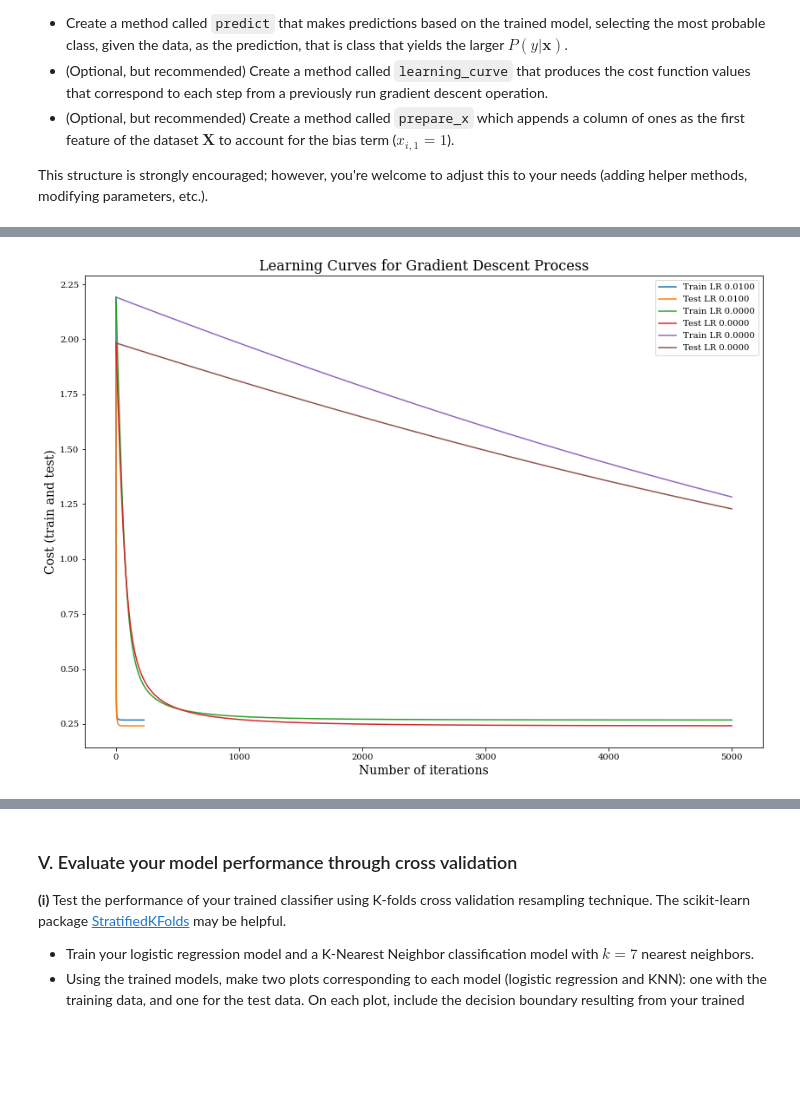
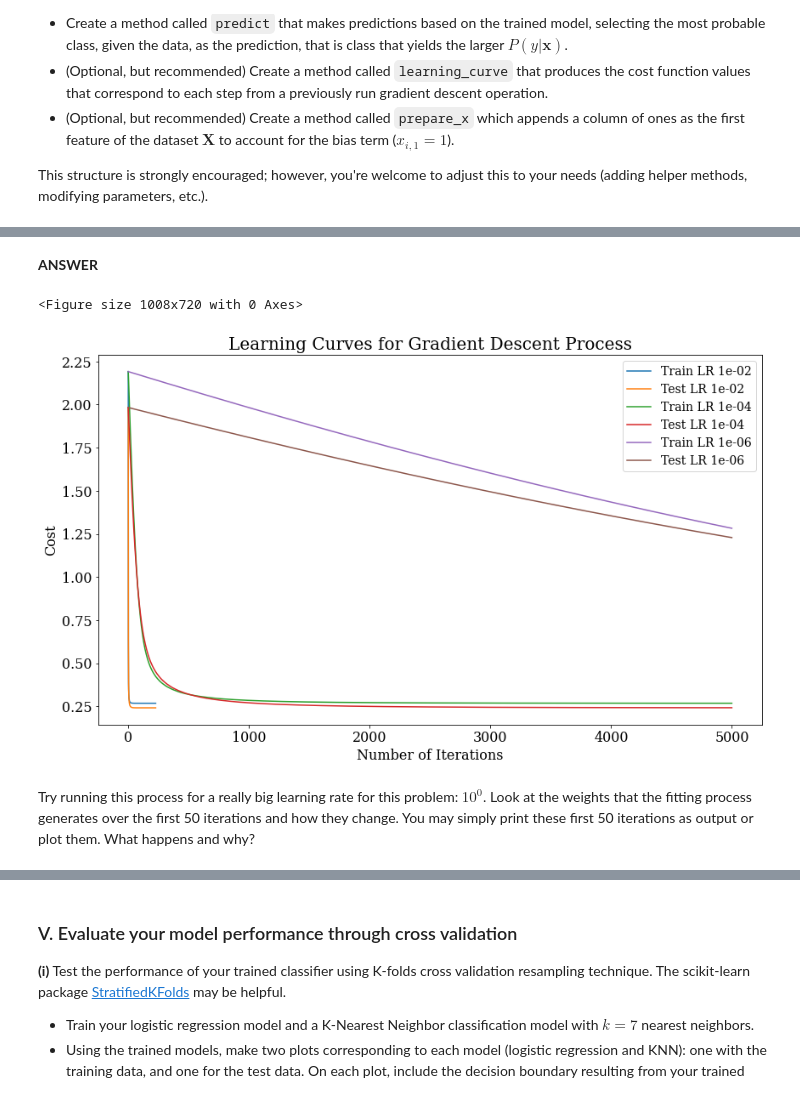
Before and after one commit to sdonatileach/Machine-Learning, a Jupyter notebook: Assignment_3.ipynb, the cells around one changed output, grey strips where cells are left out. Drawn from its saved outputs; the diff is of its cells as text; code cells hidden in the pictures; blank space fills up the shorter version.

```diff
--- a/Assignment_3.ipynb
+++ b/Assignment_3.ipynb
@@ -338,29 +349,43 @@ class Logistic_regression:
+# %% [markdown]
+**ANSWER**
 # %%
-w= np.array([1,1,1])
+# prepare the data to be used in the model
+w= np.array([1,1,1]) # initializing the weights as 1, 1, 1
 X = data.iloc[:,:2].values
 y = data.iloc[:,2].values
+X_train, X_test, y_train, y_test = train_test_split(X,y,test_size=0.3
+    ,random_state=123)
 
-
-X_train, X_test, y_train, y_test = train_test_split(X,y,test_size=0.3,random_state=123)
+# initialize the model and prepare X for training and testing
 Sydneys_model = Logistic_regression()
 X_train_new = Sydneys_model.prepare_x(X_train)
 X_test_new = Sydneys_model.prepare_x(X_test)
 # %%
-# plotting number of interations for different learning rate
+# plotting number of iterations for 3 different learning rates
 fig = plt.figure(figsize=(14, 10))
 rates = np.array([10**-2, 10**-4, 10**-6])
+
+fig, ax = plt.subplots(figsize=(14, 8))
+
 for i in range(len(rates)):
     lr_model=Logistic_regression()
     lr_model.fit(X_train_new, y_train,w,rates[i])
     train_cost = lr_model.learning_curve(X_train_new, y_train)
     test_cost = lr_model.learning_curve(X_test_new, y_test)
     plt.plot(range(len(train_cost)),train_cost,
-             label="Train LR {:.04f}".format(round(rates[i],2)))
+            label="Train LR {:.0e}".format(rates[i]))
     plt.plot(range(len(test_cost)),test_cost,
-             label="Test LR {:.04f}" .format(round(rates[i],2)))
-    plt.legend()
-    plt.xlabel("Iterations", fontsize=14)
-    plt.ylabel("Cost", fontsize=14)
-    plt.title("Learning Curves for Gradient Descent Process", fontsize=16)
+            label="Test LR {:.0e}" .format(rates[i]))
+
+plt.legend()
+plt.xlabel("Number of Iterations", fontsize=16)
+plt.ylabel("Cost", fontsize=16)
+plt.title("Learning Curves for Gradient Descent Process", fontsize=20)
+leg = ax.legend(fontsize = 14, loc='upper right')
+ax.tick_params(labelsize=16)
+plt.show()
 # %% [output]
+<Figure size 1008x720 with 0 Axes>
-[figure, old version]
+[figure, new version]
+# %% [markdown]
+Try running this process for a really big learning rate for this problem: $10^0$. Look at the weights that the fitting process generates over the first 50 iterations and how they change. You may simply print these first 50 iterations as output or plot them. What happens and why?
```
Also changed, not shown: parts of 39 cells of this notebook.
